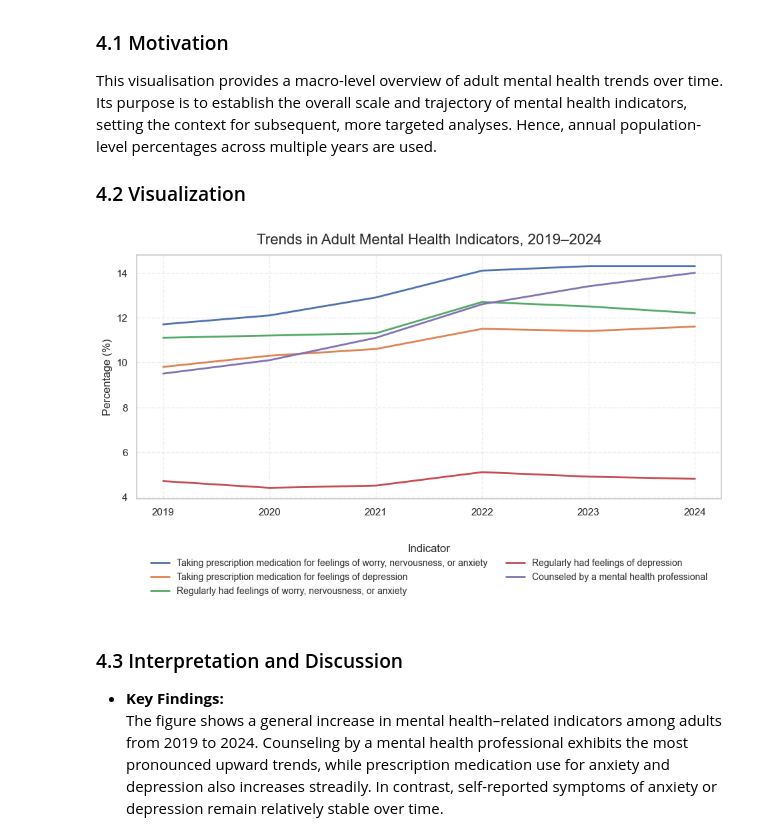
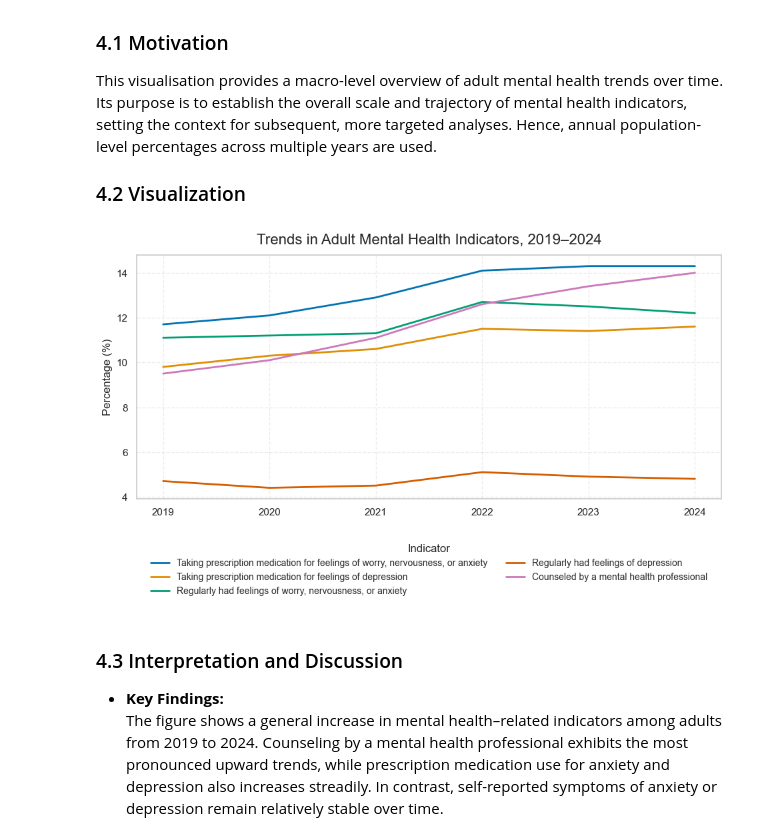
Before and after one commit to hucann/DSA4262, a Jupyter notebook: assignment_1.ipynb, the cells around one changed output. Cells and saved outputs as stored; diff of their text form; code cells hidden in the pictures.

```diff
--- a/assignment_1.ipynb
+++ b/assignment_1.ipynb
@@ -110,40 +111,41 @@ This visualisation provides a macro-level overview of adult mental health trends
 ### 4.2 Visualization
 # %%
 sns.set_theme(style="whitegrid")
+sns.set_palette("colorblind")
 
 # Convert to long format (seaborn-friendly)
 long_df = macro_df.sort_values("Year")
 
 # Plot
 plt.figure(figsize=(10, 6))
 
 sns.lineplot(
     data=long_df,
     x="Year",
     y="Percentage",
     hue="Outcome (or Indicator)",
     linewidth=2
 )
 
 plt.xlabel("")
 plt.ylabel("Percentage (%)", fontsize=12)
 plt.title("Trends in Adult Mental Health Indicators, 2019–2024", fontsize=16, pad=12)
 plt.grid(True, linestyle="--", alpha=0.35)
 
 plt.legend(
     title="Indicator",
     loc="upper center",
     bbox_to_anchor=(0.5, -0.15),
     ncol=2,
     frameon=False,
     fontsize=10,
     title_fontsize=12
 )
 
 plt.tight_layout()
 plt.show()
 # %% [output]
-[figure, old version]
+[figure, new version]
 # %% [markdown]
 ### 4.3 Interpretation and Discussion
 
```
Also changed, not shown: parts of 2 cells of this notebook.
